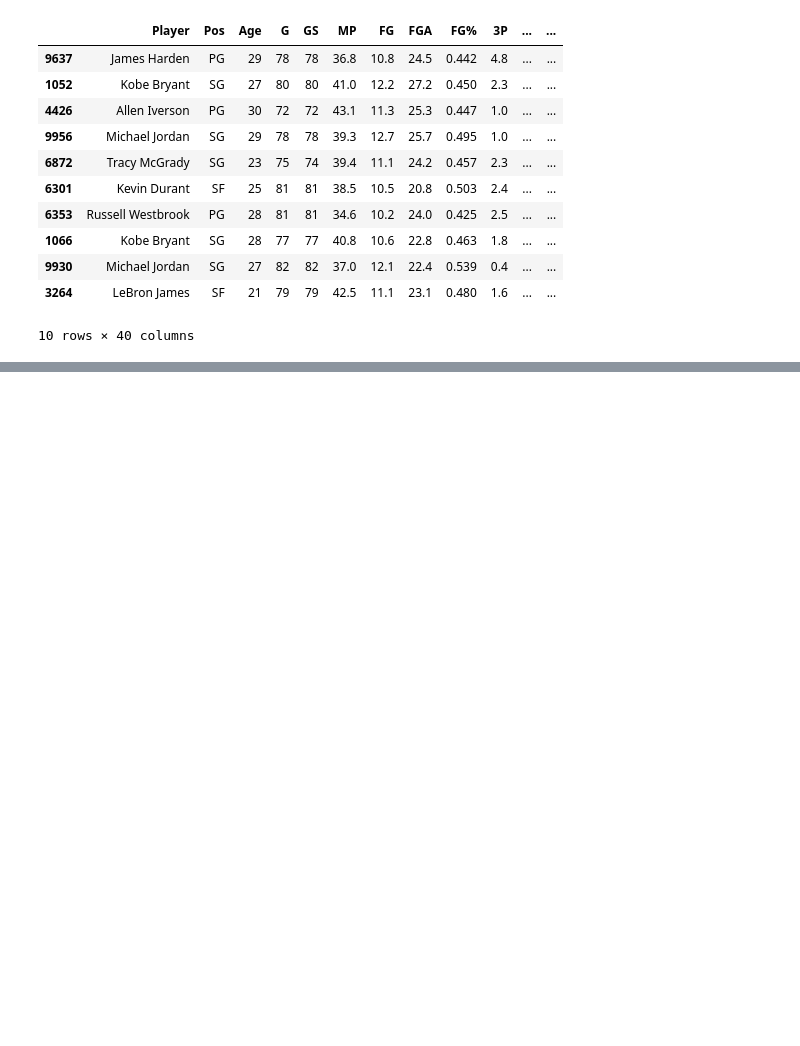
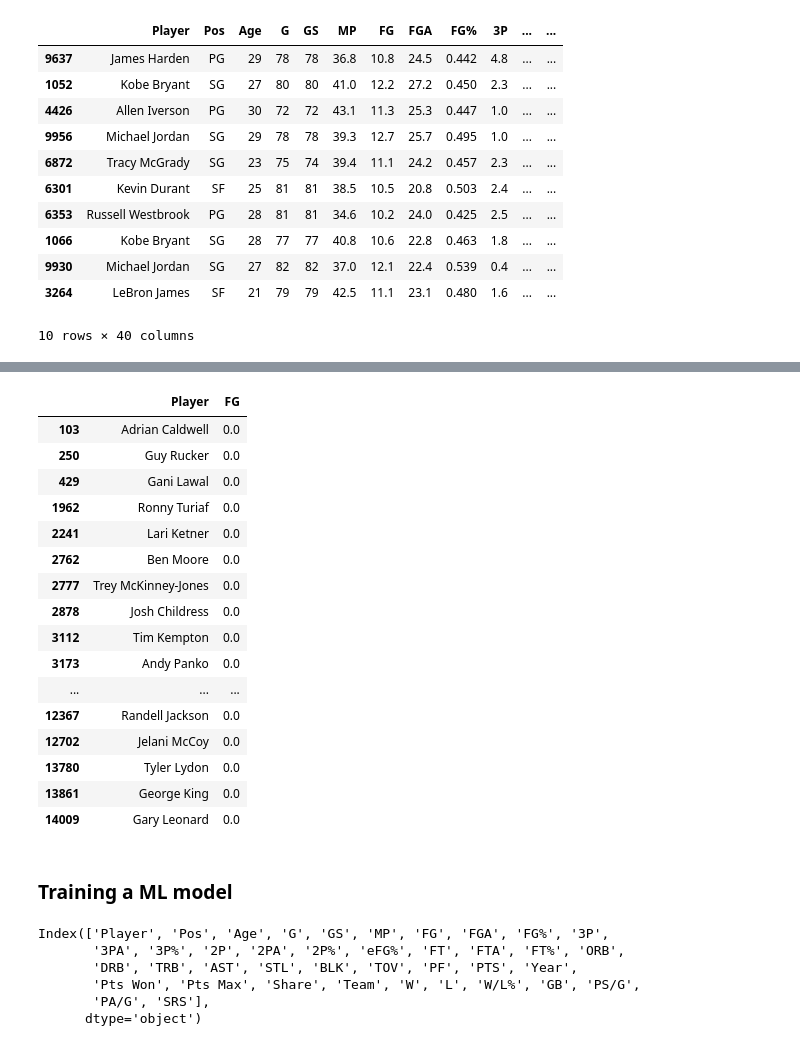
Before and after one commit to biad-iritie/DS-Project-MVP-NBA, a Jupyter notebook: index.ipynb, the cells around one changed output, grey strips where cells are left out. Saved outputs shown, nothing was run; the diff lists cells and outputs as text; code cells hidden in the pictures; blank space fills up the shorter version.

```diff
--- a/index.ipynb
+++ b/index.ipynb
@@ -547,0 +615,20 @@ stats.corr()["Share"].plot.bar()
+# %%
+stats[pd.isnull(stats["FG%"])][["Player","FG"]]
+# %% [output]
+|  | Player | FG |
+| 103 | Adrian Caldwell | 0.0 |
+| 250 | Guy Rucker | 0.0 |
+| 429 | Gani Lawal | 0.0 |
+| 1962 | Ronny Turiaf | 0.0 |
+| 2241 | Lari Ketner | 0.0 |
+| 2762 | Ben Moore | 0.0 |
+| 2777 | Trey McKinney-Jones | 0.0 |
+| 2878 | Josh Childress | 0.0 |
+| 3112 | Tim Kempton | 0.0 |
+| 3173 | Andy Panko | 0.0 |
+| ... | ... | ... |
+| 12367 | Randell Jackson | 0.0 |
+| 12702 | Jelani McCoy | 0.0 |
+| 13780 | Tyler Lydon | 0.0 |
+| 13861 | George King | 0.0 |
+| 14009 | Gary Leonard | 0.0 |
@@ -547,0 +638,12 @@ stats.corr()["Share"].plot.bar()
+# %% [markdown]
+### Training a ML model
+# %%
+# check the columns to pick our features
+stats.columns
+# %% [output]
+Index(['Player', 'Pos', 'Age', 'G', 'GS', 'MP', 'FG', 'FGA', 'FG%', '3P',
+       '3PA', '3P%', '2P', '2PA', '2P%', 'eFG%', 'FT', 'FTA', 'FT%', 'ORB',
+       'DRB', 'TRB', 'AST', 'STL', 'BLK', 'TOV', 'PF', 'PTS', 'Year',
+       'Pts Won', 'Pts Max', 'Share', 'Team', 'W', 'L', 'W/L%', 'GB', 'PS/G',
+       'PA/G', 'SRS'],
+      dtype='object')
```
Also changed, not shown: parts of 10 cells of this notebook.
